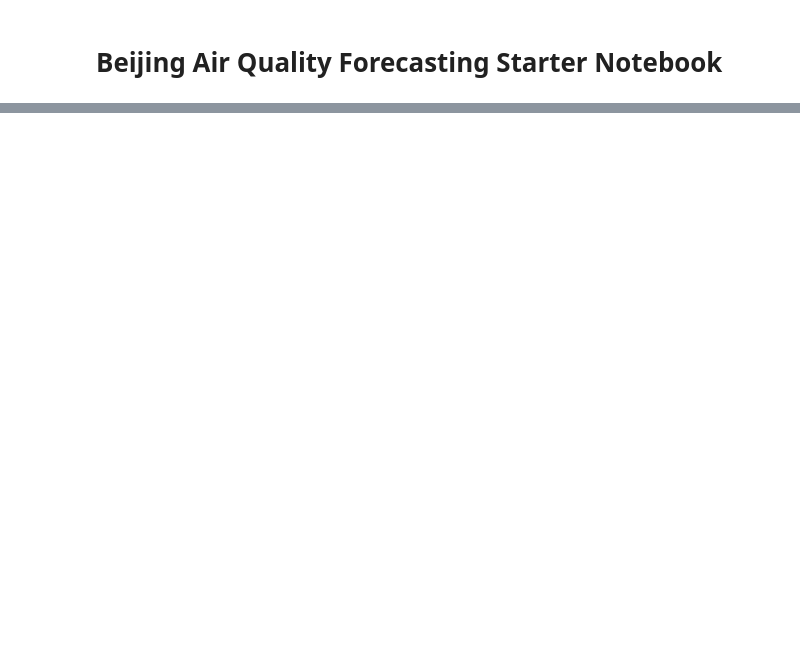
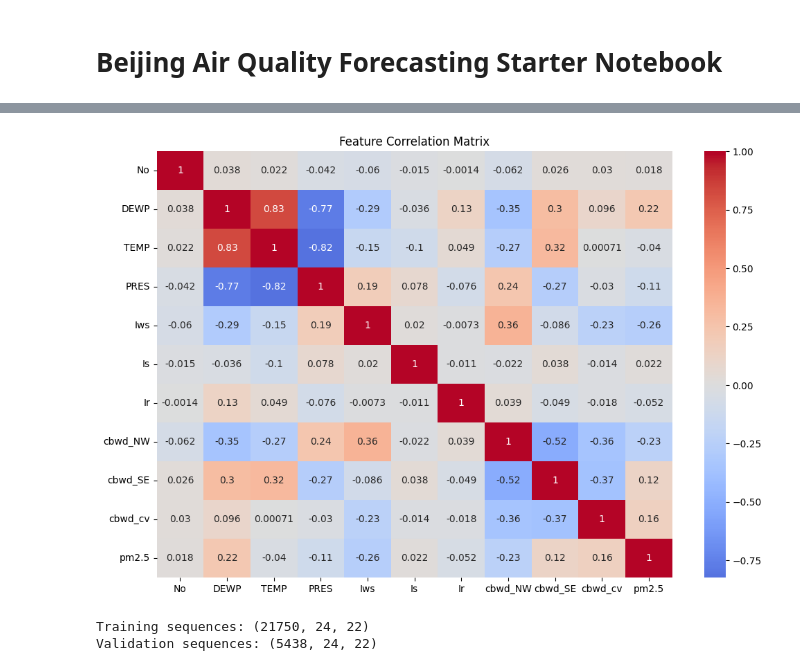
Before and after one commit to Kanisa1/Time-Series-Forecasting, a Jupyter notebook: Notebook/air_quality_forecasting_starter_code.ipynb, the cells around one changed output, grey strips where cells are left out. Saved outputs shown, nothing was run; the diff lists cells and outputs as text; code cells hidden in the pictures; blank space fills up the shorter version.

```diff
--- a/Notebook/air_quality_forecasting_starter_code.ipynb
+++ b/Notebook/air_quality_forecasting_starter_code.ipynb
@@ -374,0 +98,10 @@ plt.show()
+# %%
+# Plot correlation matrix (only for numeric columns)
+plt.figure(figsize=(12, 8))
+numeric_cols = train.select_dtypes(include=[np.number]).columns
+corr_matrix = train[numeric_cols].corr()
+sns.heatmap(corr_matrix, annot=True, cmap='coolwarm', center=0)
+plt.title('Feature Correlation Matrix')
+plt.show()
+# %% [output]
+[figure, added]
@@ -374,0 +143,50 @@ plt.show()
+# %%
+# Prepare data for modeling
+def prepare_data(df, target_col='pm2.5', sequence_length=24, is_train=True):
+    # Separate features and target
+    if is_train:
+        X = df.drop(columns=[target_col, 'No', 'datetime'] if 'datetime' in df.columns else [target_col, 'No'])
+        y = df[target_col]
+    else:
+        X = df.drop(columns=['No', 'datetime'] if 'datetime' in df.columns else ['No'])
+        y = None
+
+    # Scale features
+    if is_train:
+        scaler_x = RobustScaler()
+        scaler_y = RobustScaler()
+
+        X_scaled = scaler_x.fit_transform(X)
+        y_scaled = scaler_y.fit_transform(y.values.reshape(-1, 1)).flatten()
+
+        # Create sequences
+        X_seq, y_seq = [], []
+        for i in range(len(X_scaled) - sequence_length):
+            X_seq.append(X_scaled[i:i+sequence_length])
+            y_seq.append(y_scaled[i+sequence_length])
+
+        return np.array(X_seq), np.array(y_seq), scaler_x, scaler_y
+    else:
+        X_scaled = scaler_x.transform(X)
+
+        # Create sequences
+        X_seq = []
+        for i in range(len(X_scaled) - sequence_length):
+            X_seq.append(X_scaled[i:i+sequence_length])
+
+        return np.array(X_seq), None
+
+# Prepare the training data
+SEQUENCE_LENGTH = 24
+X_train, y_train, scaler_x, scaler_y = prepare_data(train_featured, is_train=True)
+
+# Split the data into training and validation sets
+X_train, X_val, y_train, y_val = train_test_split(
+    X_train, y_train, test_size=0.2, random_state=42, shuffle=False
+)
+
+print(f"Training sequences: {X_train.shape}")
+print(f"Validation sequences: {X_val.shape}")
+# %% [output]
+Training sequences: (21750, 24, 22)
+Validation sequences: (5438, 24, 22)
```
Also changed, not shown: parts of 36 cells of this notebook, 3 other files.
